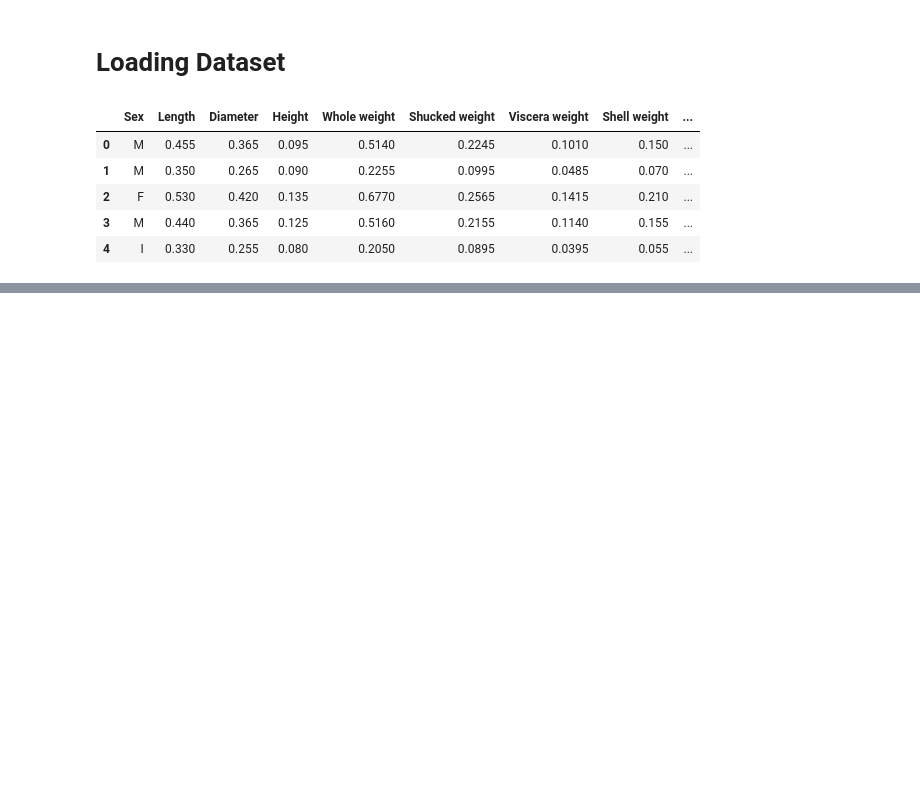
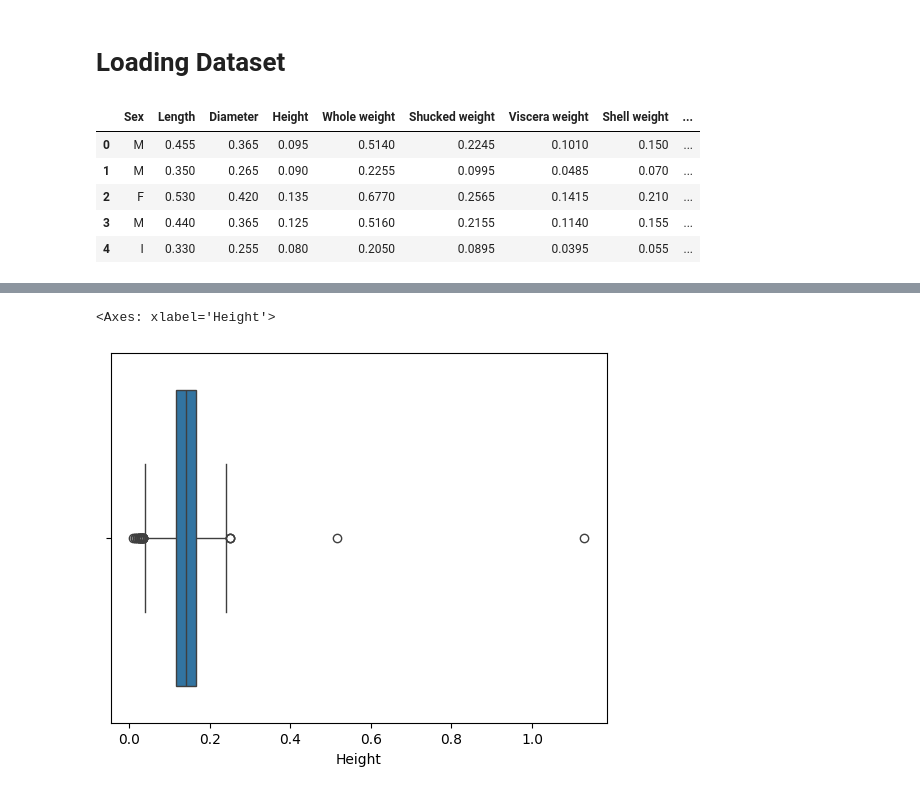
Before and after one commit to yashsavani19/Abalone-Age-Prediction-Analysis, a Jupyter notebook: notebooks/1_Data_Cleaning.ipynb, the cells around one changed output, grey strips where cells are left out. Drawn from its saved outputs; the diff is of its cells as text; code cells hidden in the pictures; blank space fills up the shorter version.

```diff
--- a/notebooks/1_Data_Cleaning.ipynb
+++ b/notebooks/1_Data_Cleaning.ipynb
@@ -15,0 +186,5 @@ data.head()
+# %%
+sns.boxplot(x=data['Height'])
+# %% [output]
+<Axes: xlabel='Height'>
+[figure, added]
```
Also changed, not shown: parts of 17 cells of this notebook.
